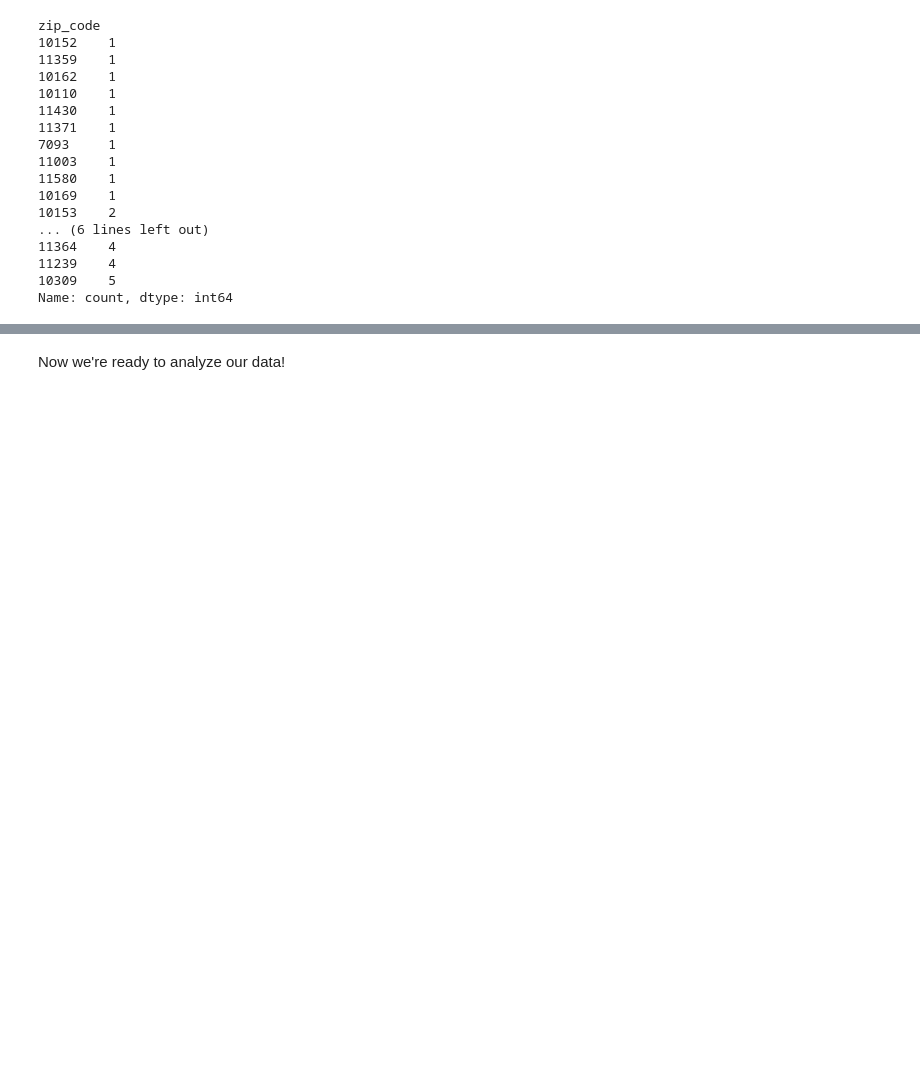
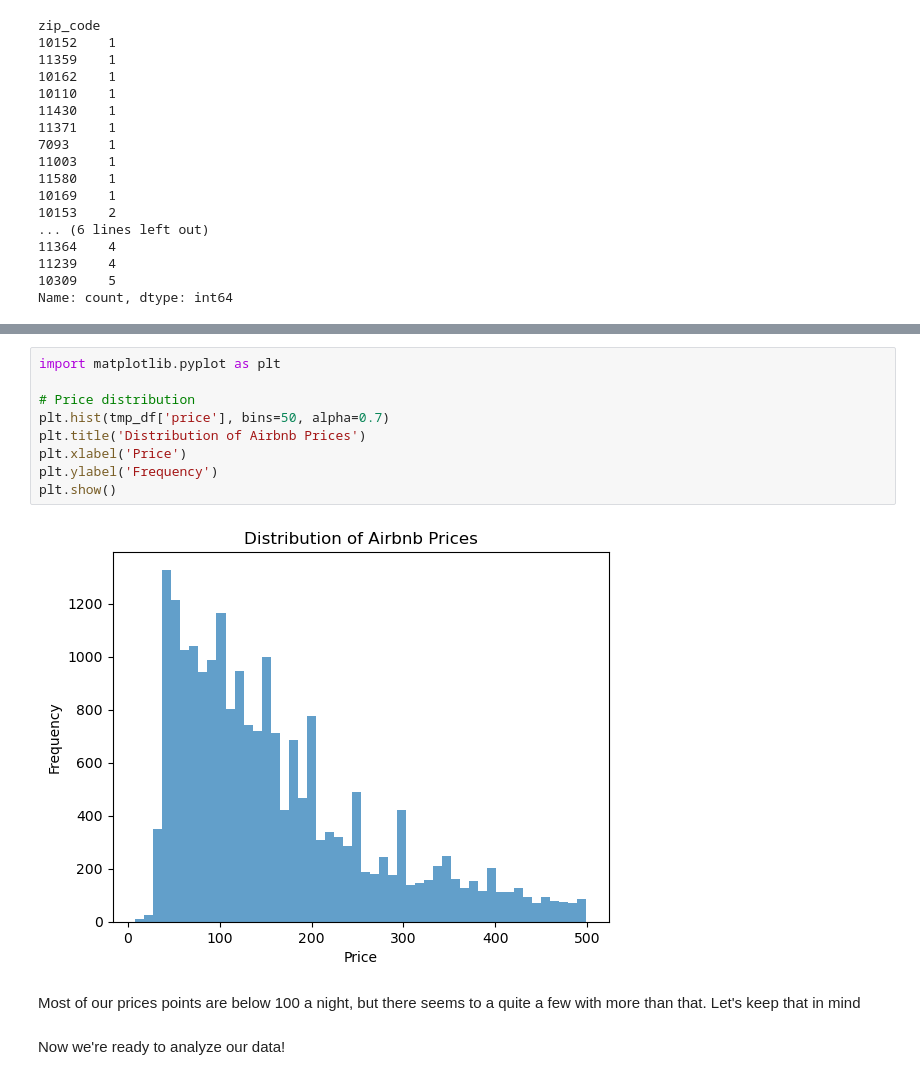
Before and after one commit to AndrewLee23708/AirBnB-Customer-Pricing-Analytics, a Jupyter notebook: 2.Exploratory_Data_Analysis (1).ipynb, the cells around one changed output, grey strips where cells are left out. Drawn from its saved outputs; the diff is of its cells as text; blank space fills up the shorter version.

```diff
--- a/2.Exploratory_Data_Analysis (1).ipynb
+++ b/2.Exploratory_Data_Analysis (1).ipynb
@@ -175,3 +190,16 @@ df.shape
+# %%
+import matplotlib.pyplot as plt
+
+# Price distribution
+plt.hist(tmp_df['price'], bins=50, alpha=0.7)
+plt.title('Distribution of Airbnb Prices')
+plt.xlabel('Price')
+plt.ylabel('Frequency')
+plt.show()
+# %% [output]
+[figure, added]
+# %% [markdown]
+Most of our prices points are below 100 a night, but there seems to a quite a few with more than that. Let's keep that in mind
 # %% [markdown]
 Now we're ready to analyze our data!
 # %% [markdown]
```
Also changed, not shown: parts of 25 cells of this notebook, 2 other files.
